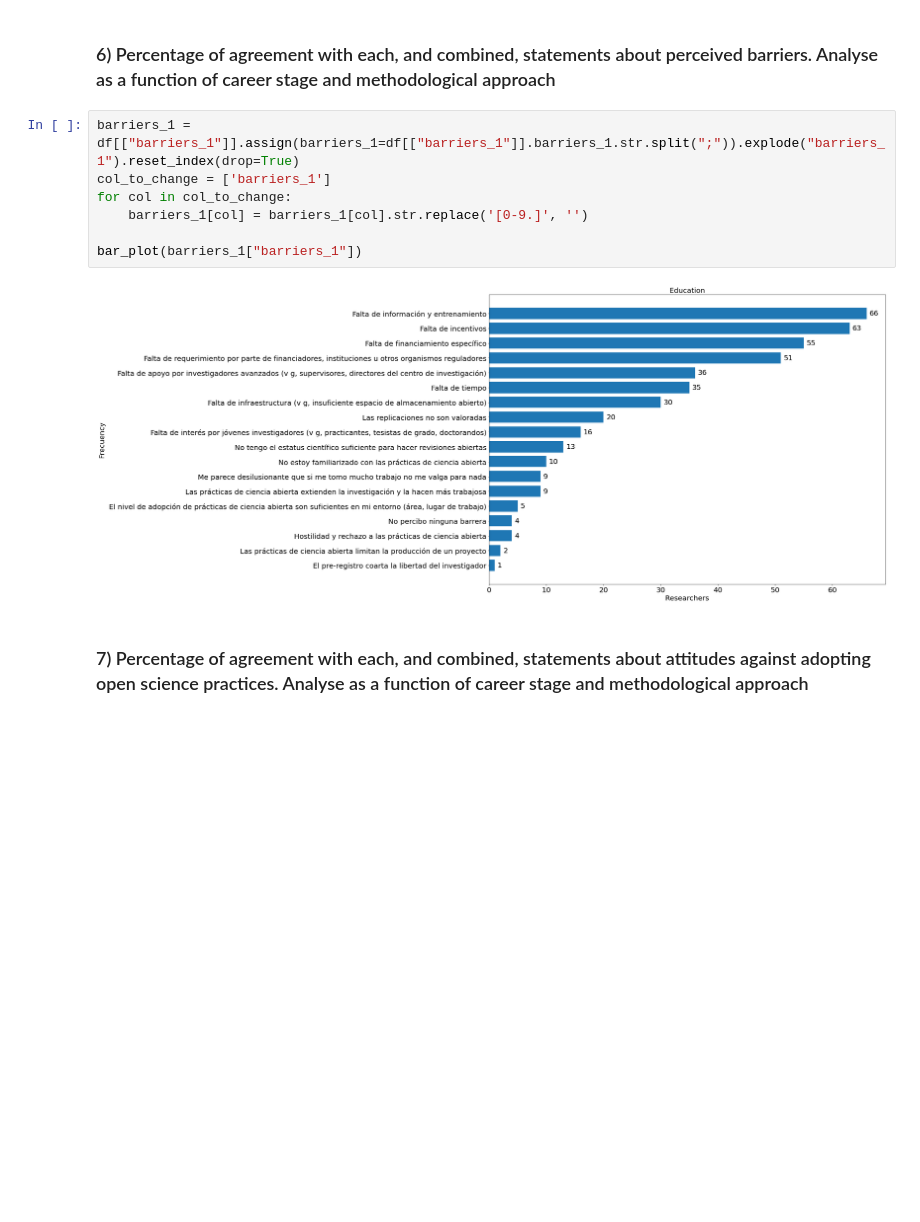
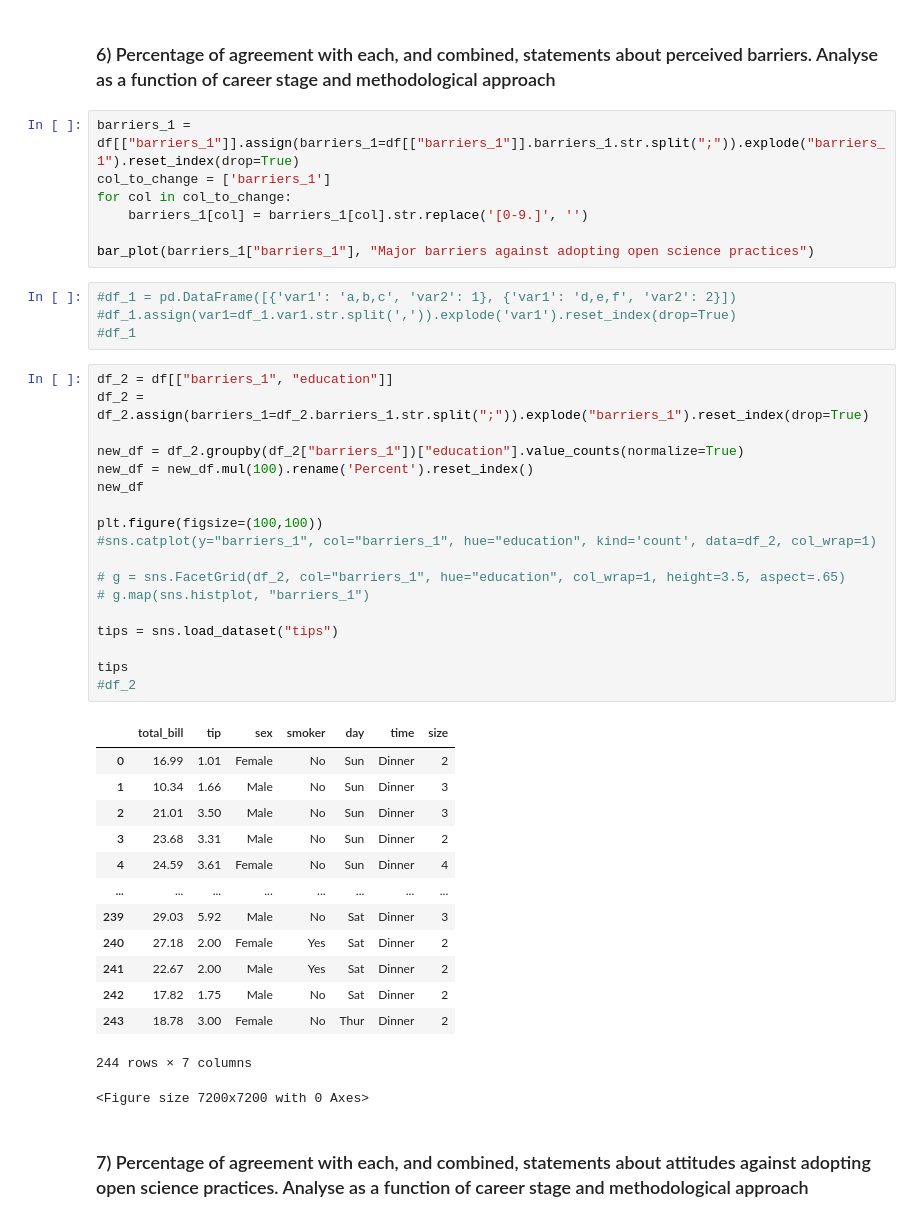
Before and after one commit to francosbenitez/thesis, a Jupyter notebook: analysis/py-script.ipynb, the cells around one changed output. Drawn from its saved outputs; the diff is of its cells as text; blank space fills up the shorter version.

Commit message:
feat: add table to projects

```diff
--- a/analysis/py-script.ipynb
+++ b/analysis/py-script.ipynb
@@ -496,9 +437,44 @@ col_to_change = ['barriers_1']
 for col in col_to_change:
     barriers_1[col] = barriers_1[col].str.replace('[0-9.]', '')
 
-bar_plot(barriers_1["barriers_1"])
+bar_plot(barriers_1["barriers_1"], "Major barriers against adopting open science practices")
-# %% [output]
-[figure, removed]
+# %%
+#df_1 = pd.DataFrame([{'var1': 'a,b,c', 'var2': 1}, {'var1': 'd,e,f', 'var2': 2}])
+#df_1.assign(var1=df_1.var1.str.split(',')).explode('var1').reset_index(drop=True)
+#df_1
+# %%
+df_2 = df[["barriers_1", "education"]]
+df_2 = df_2.assign(barriers_1=df_2.barriers_1.str.split(";")).explode("barriers_1").reset_index(drop=True)
+
+new_df = df_2.groupby(df_2["barriers_1"])["education"].value_counts(normalize=True)
+new_df = new_df.mul(100).rename('Percent').reset_index()
+new_df
+
+plt.figure(figsize=(100,100))
+#sns.catplot(y="barriers_1", col="barriers_1", hue="education", kind='count', data=df_2, col_wrap=1)
+
+# g = sns.FacetGrid(df_2, col="barriers_1", hue="education", col_wrap=1, height=3.5, aspect=.65)
+# g.map(sns.histplot, "barriers_1")
+
+tips = sns.load_dataset("tips")
+
+tips
+#df_2
+# %% [output]
+|  | total_bill | tip | sex | smoker | day | time | size |
+| 0 | 16.99 | 1.01 | Female | No | Sun | Dinner | 2 |
+| 1 | 10.34 | 1.66 | Male | No | Sun | Dinner | 3 |
+| 2 | 21.01 | 3.50 | Male | No | Sun | Dinner | 3 |
+| 3 | 23.68 | 3.31 | Male | No | Sun | Dinner | 2 |
+| 4 | 24.59 | 3.61 | Female | No | Sun | Dinner | 4 |
+| ... | ... | ... | ... | ... | ... | ... | ... |
+| 239 | 29.03 | 5.92 | Male | No | Sat | Dinner | 3 |
+| 240 | 27.18 | 2.00 | Female | Yes | Sat | Dinner | 2 |
+| 241 | 22.67 | 2.00 | Male | Yes | Sat | Dinner | 2 |
+| 242 | 17.82 | 1.75 | Male | No | Sat | Dinner | 2 |
+| 243 | 18.78 | 3.00 | Female | No | Thur | Dinner | 2 |
+244 rows × 7 columns
+<Figure size 7200x7200 with 0 Axes>
 # %% [markdown]
 ### 7) Percentage of agreement with each, and combined, statements about attitudes against adopting open science practices. Analyse as a function of career stage and methodological approach
 # %% [markdown]
```
Also changed, not shown: parts of 12 cells of this notebook, 1 other file.
